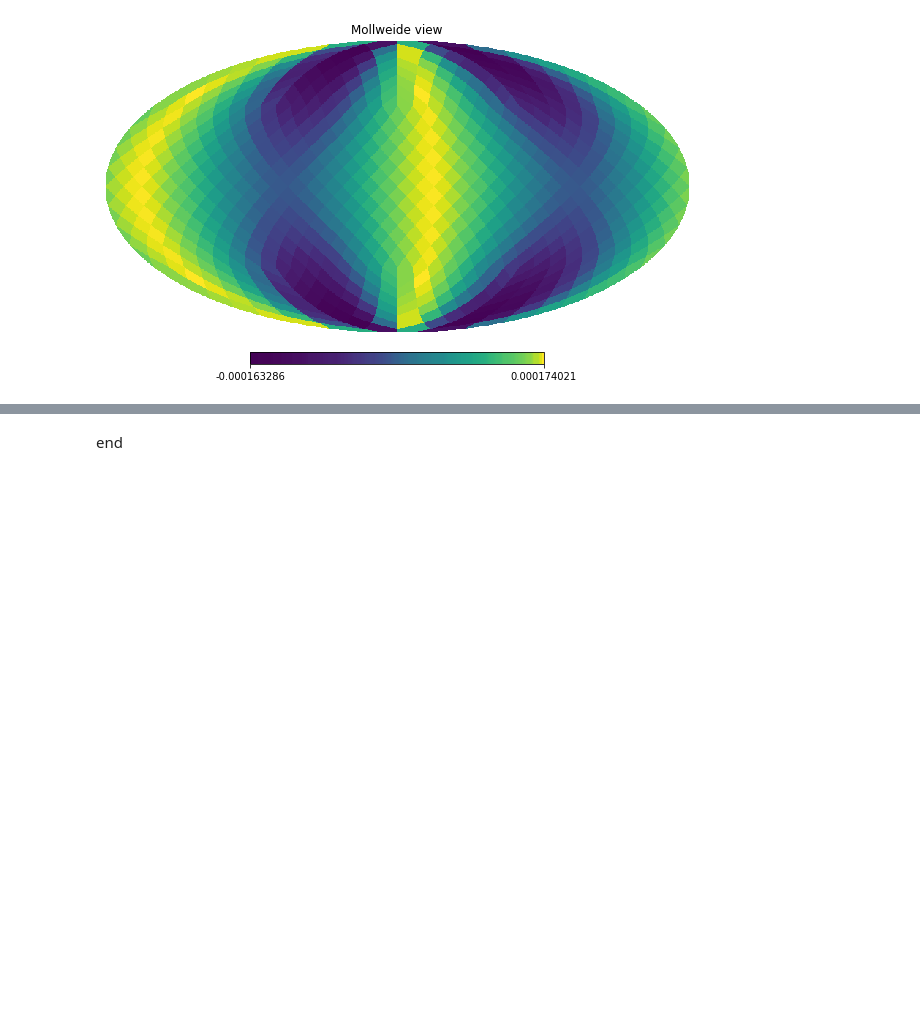
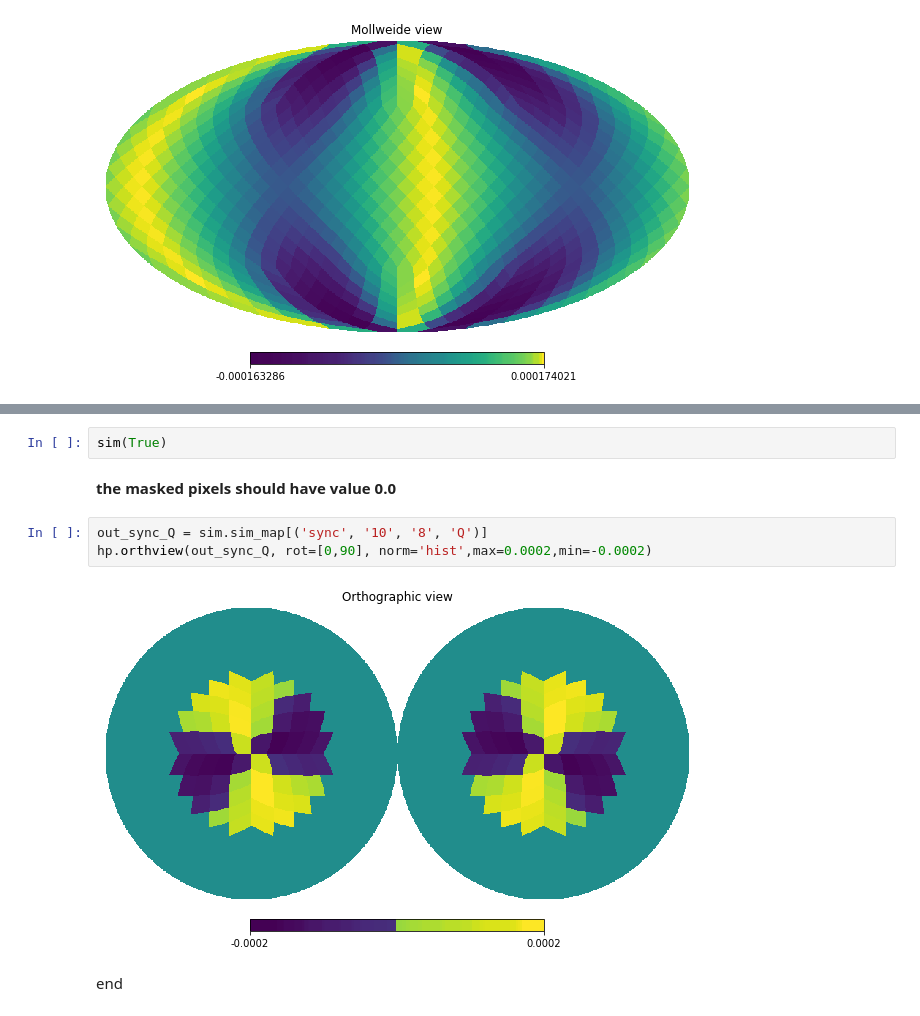
Before and after one commit to hammurabi-dev/hammurabiX, a Jupyter notebook: tutorials/tutorial_01.ipynb, the cells around one changed output, grey strips where cells are left out. Drawn from its saved outputs; the diff is of its cells as text; blank space fills up the shorter version.

```diff
--- a/tutorials/tutorial_01.ipynb
+++ b/tutorials/tutorial_01.ipynb
@@ -292,2 +335,11 @@ The iterable function was deprecated in Matplotlib 3.1 and will be removed in 3.
+# %%
+sim(True)
+# %% [markdown]
+**the masked pixels should have value 0.0**
+# %%
+out_sync_Q = sim.sim_map[('sync', '10', '8', 'Q')]
+hp.orthview(out_sync_Q, rot=[0,90], norm='hist',max=0.0002,min=-0.0002)
+# %% [output]
+[figure, added]
 # %% [markdown]
 end
```
Also changed, not shown: parts of 5 cells of this notebook, 8 other files.
